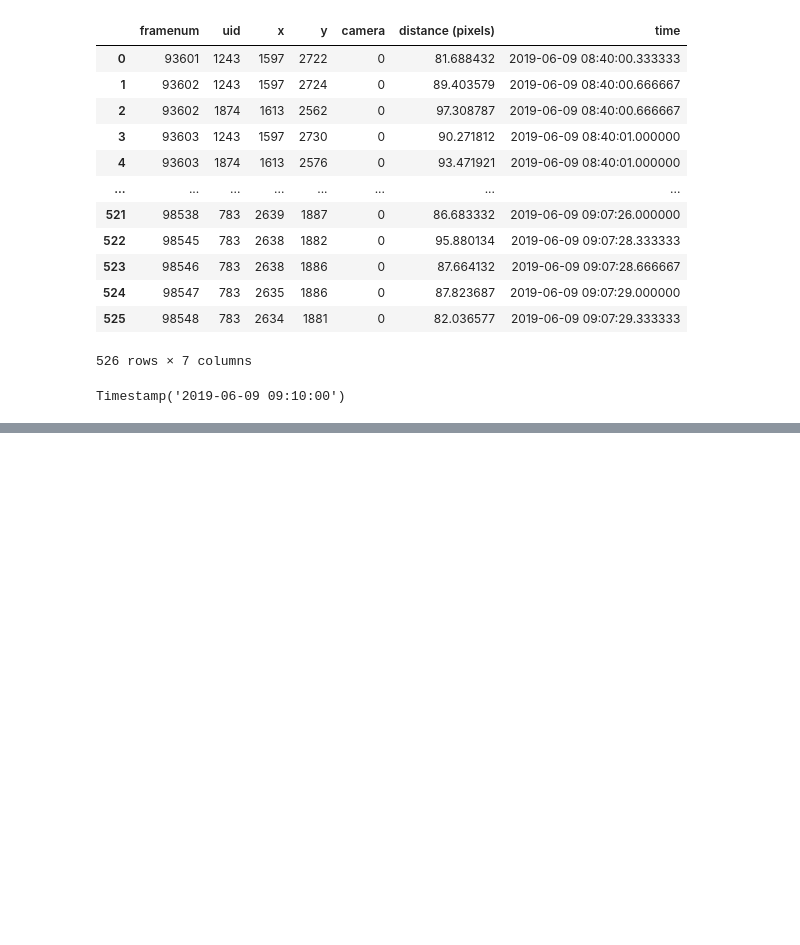
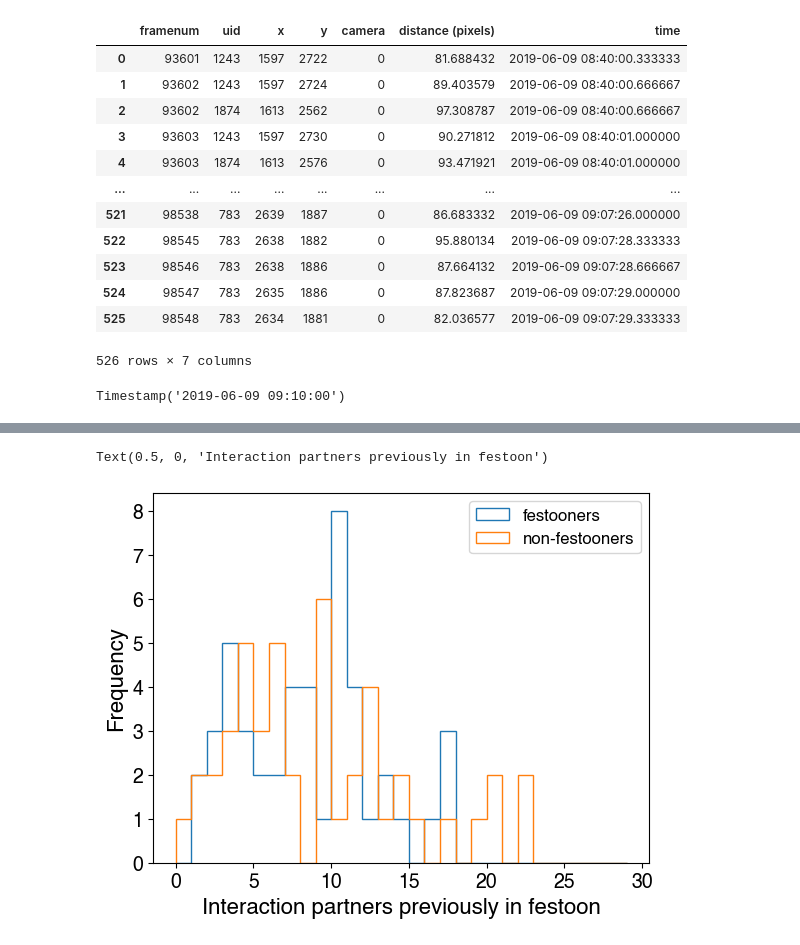
Before and after one commit to Collective-Logic-Lab/honey-bee-behavior, a Jupyter notebook: preliminary-analysis-2024-comb-building.ipynb, the cells around one changed output, grey strips where cells are left out. Cells and saved outputs as stored; diff of their text form; code cells hidden in the pictures; blank space fills up the shorter version.

Commit message:
add comparison of recent interaction partners for festooners and non-festooners

```diff
--- a/preliminary-analysis-2024-comb-building.ipynb
+++ b/preliminary-analysis-2024-comb-building.ipynb
@@ -529,0 +617,31 @@ Timestamp('2019-06-09 09:10:00')
+# %%
+def interaction_partners(dfTraj,beeID,start_time,delta_t,distance_thresh,df_first_festoon_bouts,verbose=False):
+    """
+    Returns IDs of interaction partners of a given bee between start_time - delta_t and start_time,
+    and the subset of those that have festooned before the interaction.
+
+    delta_t              : In minutes
+    """
+
+    minTime = start_time - dt.timedelta(minutes=delta_t)
+    maxTime = start_time
+
+    events = interaction_events(dfTraj,beeID,minTime,maxTime,distance_thresh=distance_thresh)
+
+    # translate frame numbers to absolute time
+    daynum = datetime_to_daynum(start_time)
+    events['time'] = events['framenum'].apply(lambda f: framenum_to_datetime(daynum,f))
+
+    # find interaction partners and find which of them started festooning before the interaction event
+    other_bees = events['uid'].unique()
+    other_bees_that_festoon = [ bee for bee in other_bees if bee in df_first_festoon_bouts.index ]
+    other_bees_that_festoon_before = [ bee for bee in other_bees_that_festoon \
+                                       if df_first_festoon_bouts.loc[bee]['Bout start'] < events[events['uid']==bee].iloc[0]['time'] ]
+
+    if verbose:
+        print("There are {} other bees that interact with bee {}.".format(len(other_bees),beeID))
+        print("Of these, {} festoon at some point.".format(len(other_bees_that_festoon)))
+        print("Of these, {} festooned before bee {} interacted with them.".format(len(other_bees_that_festoon_before),beeID))
+        print()
+
+    return other_bees,other_bees_that_festoon_before
@@ -529,0 +708,11 @@ Timestamp('2019-06-09 09:10:00')
+# %%
+bins = range(30)
+df_interaction_data['interaction partners previously in festoon'].plot.hist(bins=bins,histtype='step',
+                                                                            label='festooners')
+df_interaction_data_nonfestoon['interaction partners previously in festoon'].plot.hist(bins=bins,histtype='step',
+                                                                                       label='non-festooners')
+plt.legend()
+plt.xlabel('Interaction partners previously in festoon')
+# %% [output]
+Text(0.5, 0, 'Interaction partners previously in festoon')
+[figure, added]
```
Also changed, not shown: parts of 17 cells of this notebook.
